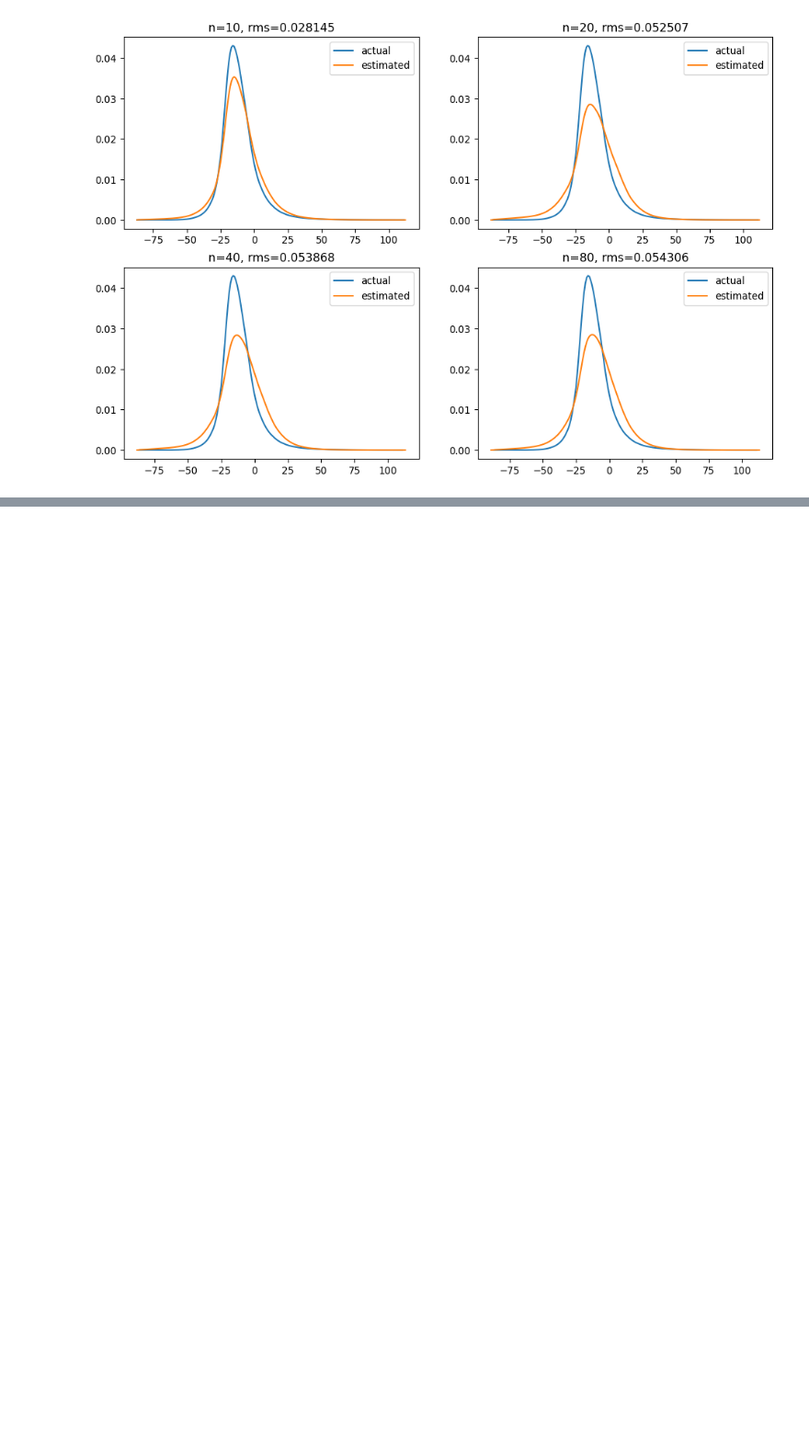
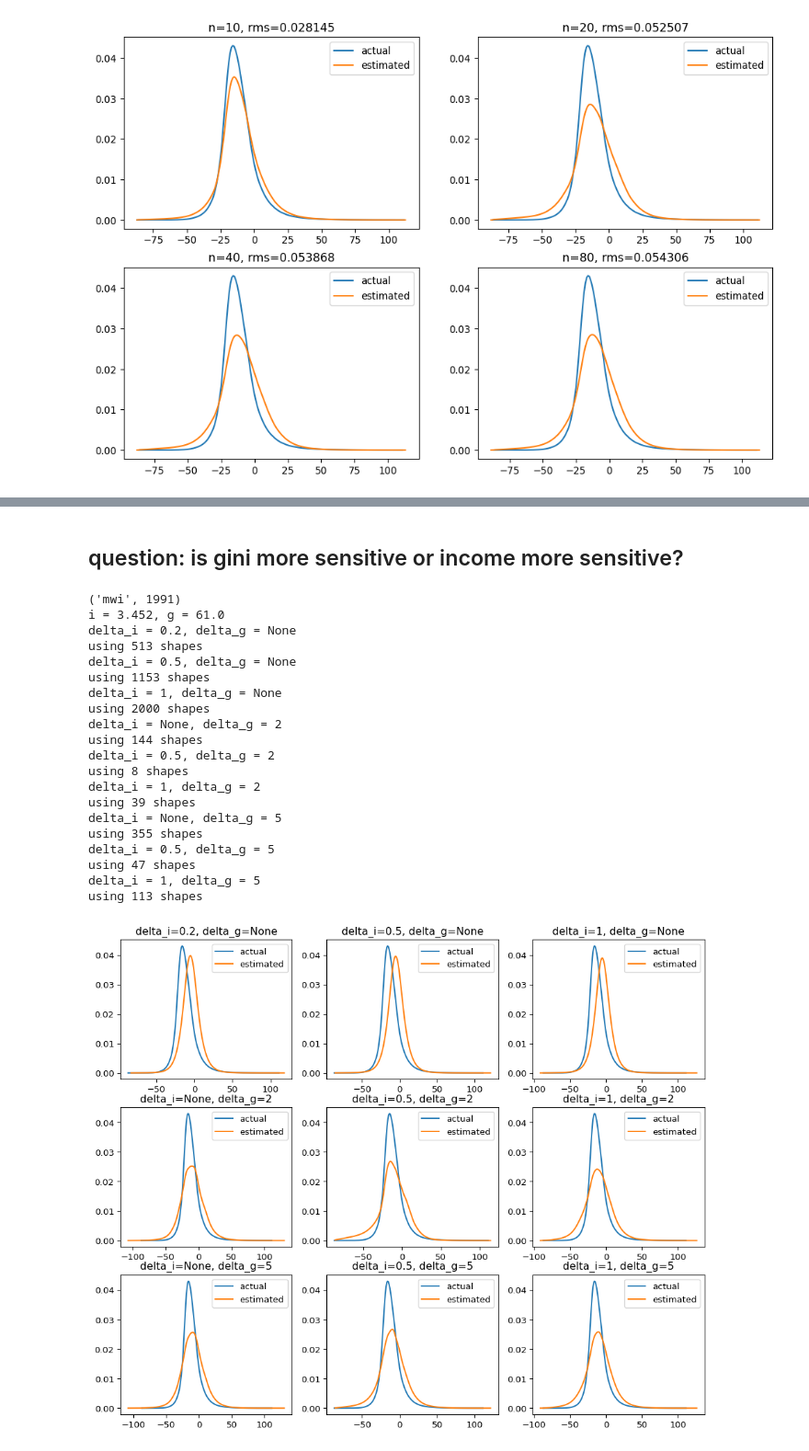
Before and after one commit to open-numbers/ddf--worldbank--povcalnet, a Jupyter notebook: etl/notebooks/compare neighbor selection method.ipynb, the cells around one changed output, grey strips where cells are left out. Shown at 92% size. Saved outputs shown, nothing was run; the diff lists cells and outputs as text; code cells hidden in the pictures; blank space fills up the shorter version.

```diff
--- a/etl/notebooks/compare neighbor selection method.ipynb
+++ b/etl/notebooks/compare neighbor selection method.ipynb
@@ -121,7 +119,7 @@ Length: 6350, dtype: float64
 # radius: max distance allowed
 # only_once: only include one country for once
 # n: max countries allowed
-def get_neighbors_n_countries(income, gini, n=5, radius=1.414, only_once=False):
+def get_neighbors_n_countries_circle(income, gini, n=5, radius=1.414, only_once=False):
     neis = list()
     ecs = set()
     res = get_distances(income, gini)
@@ -503,0 +644,57 @@ Length: 6350, dtype: float64
+# %% [markdown]
+## question: is gini more sensitive or income more sensitive?
+# %%
+def do_plot3(x, ns, method, **kwargs):
+    i, g = get_income_gini(x)
+    print(x)
+    print(f"i = {i}, g = {g}")
+    res1 = get_shape(x)
+
+    for i, n in enumerate(ns):
+        di, dg = n
+        print(f'delta_i = {di}, delta_g = {dg}')
+        plt.subplot(3, 3, i+1)
+        res2 = get_estimated_shape(x, method, delta_i=di, delta_g=dg, **kwargs)
+        rms = mean_square_for_2shapes(res1, res2)
+        plt.plot(res1, label='actual')
+        plt.plot(res2, label='estimated')
+        plt.title(f"delta_i={di}, delta_g={dg}")
+        plt.legend()
+# %%
+ns = [
+    (0.2, None),
+    (0.5, None),
+    (1, None),
+    (None, 2),
+    (0.5, 2),
+    (1, 2),
+    (None, 5),
+    (0.5, 5),
+    (1, 5)
+]
+x = ('mwi', 1991)
+
+
+do_plot3(x, ns, get_neighbors_rectangle2)
+# %% [output]
+('mwi', 1991)
+i = 3.452, g = 61.0
+delta_i = 0.2, delta_g = None
+using 513 shapes
+delta_i = 0.5, delta_g = None
+using 1153 shapes
+delta_i = 1, delta_g = None
+using 2000 shapes
+delta_i = None, delta_g = 2
+using 144 shapes
+delta_i = 0.5, delta_g = 2
+using 8 shapes
+delta_i = 1, delta_g = 2
+using 39 shapes
+delta_i = None, delta_g = 5
+using 355 shapes
+delta_i = 0.5, delta_g = 5
+using 47 shapes
+delta_i = 1, delta_g = 5
+using 113 shapes
+[figure, added]
```
Also changed, not shown: parts of 27 cells of this notebook.
